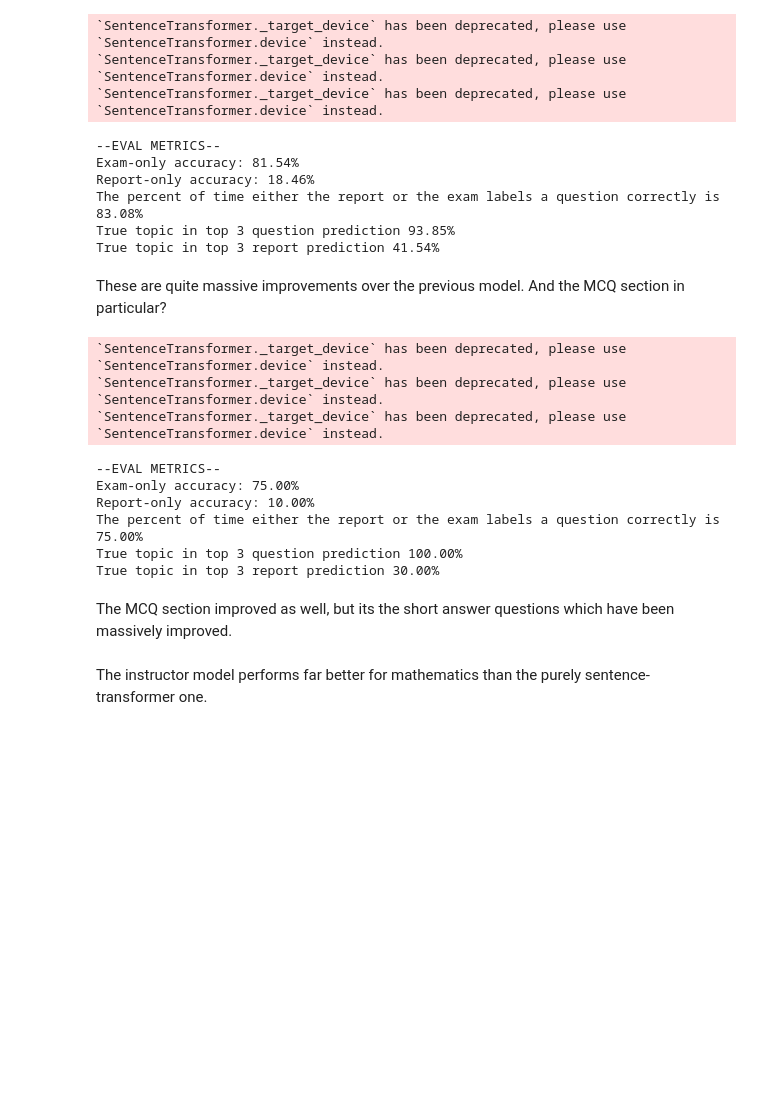
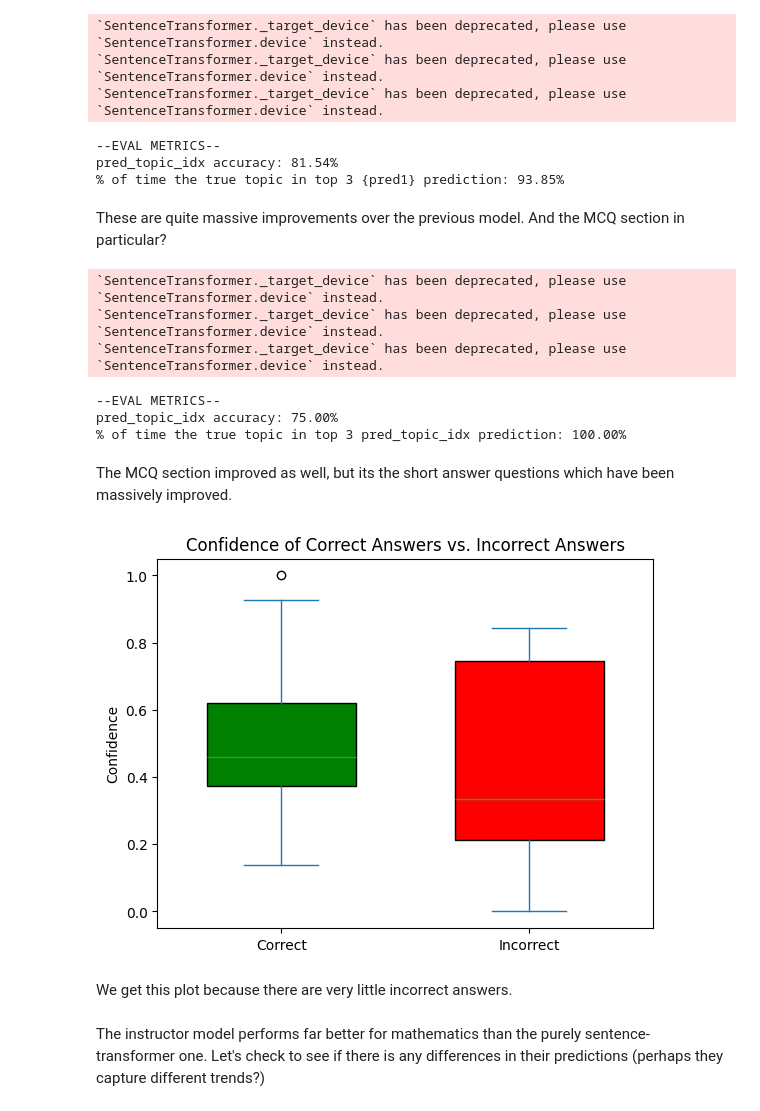
Before and after one commit to ykip10/Qlassifier, a Jupyter notebook: src/Qlassifier/transformer.ipynb, the cells around one changed output. Cells and saved outputs as stored; diff of their text form; code cells hidden in the pictures; blank space fills up the shorter version.

```diff
--- a/src/Qlassifier/transformer.ipynb
+++ b/src/Qlassifier/transformer.ipynb
@@ -331,7 +358,7 @@ Marginal improvements, if any.
 # %% [markdown]
 ## Math
 # %%
-pred_df_math, cos_qn_math, cos_rp_math  = get_predictions(
+pred_df_math2, cos_qn_math2, cos_rp_math2  = get_predictions(
     qn_df_math, sd_df_math, labels=ground_truth, model=model2, subject="Mathematics", instruct=True
 )
 # %% [output]
@@ -339,31 +366,25 @@ pred_df_math, cos_qn_math, cos_rp_math  = get_predictions(
 `SentenceTransformer._target_device` has been deprecated, please use `SentenceTransformer.device` instead.
 `SentenceTransformer._target_device` has been deprecated, please use `SentenceTransformer.device` instead.
 # %%
-evaluate_predictions(pred_df_math, cos_qn_math, cos_rp_math)
+evaluate_predictions(pred_df_math2, cos_qn_math2)
 # %% [output]
 --EVAL METRICS--
-Exam-only accuracy: 81.54%
-Report-only accuracy: 18.46%
-The percent of time either the report or the exam labels a question correctly is 83.08%
-True topic in top 3 question prediction 93.85%
-True topic in top 3 report prediction 41.54%
+pred_topic_idx accuracy: 81.54%
+% of time the true topic in top 3 {pred1} prediction: 93.85%
 # %% [markdown]
 These are quite massive improvements over the previous model. And the MCQ section in particular?
 # %%
-mcq_df_math, cos_qn_math_mcq, cos_rp_math_mcq  = get_predictions(
+mcq_df_math2, cos_qn_math_mcq2, cos_rp_math_mcq2  = get_predictions(
     qn_df_math, sd_df_math, labels=mcq_labels, model=model2, subject="Mathematics", instruct=True
 )
 
-evaluate_predictions(mcq_df_math, cos_qn_math_mcq, cos_rp_math_mcq)
+evaluate_predictions(mcq_df_math2, cos_qn_math_mcq2)
 # %% [output]
 `SentenceTransformer._target_device` has been deprecated, please use `SentenceTransformer.device` instead.
 `SentenceTransformer._target_device` has been deprecated, please use `SentenceTransformer.device` instead.
 `SentenceTransformer._target_device` has been deprecated, please use `SentenceTransformer.device` instead.
 --EVAL METRICS--
-Exam-only accuracy: 75.00%
-Report-only accuracy: 10.00%
-The percent of time either the report or the exam labels a question correctly is 75.00%
-True topic in top 3 question prediction 100.00%
-True topic in top 3 report prediction 30.00%
+pred_topic_idx accuracy: 75.00%
+% of time the true topic in top 3 pred_topic_idx prediction: 100.00%
 # %% [markdown]
 The MCQ section improved as well, but its the short answer questions which have been massively improved.
@@ -373,2 +391,8 @@ mcq_df.to_csv("model2_chem.csv")
+# %%
+plot_conf(pred_df_math2)
+# %% [output]
+[figure, added]
+# %% [markdown]
+We get this plot because there are very little incorrect answers.
 # %% [markdown]
-The instructor model performs far better for mathematics than the purely sentence-transformer one.
+The instructor model performs far better for mathematics than the purely sentence-transformer one. Let's check to see if there is any differences in their predictions (perhaps they capture different trends?)
```
Also changed, not shown: parts of 19 cells of this notebook, 7 other files.
